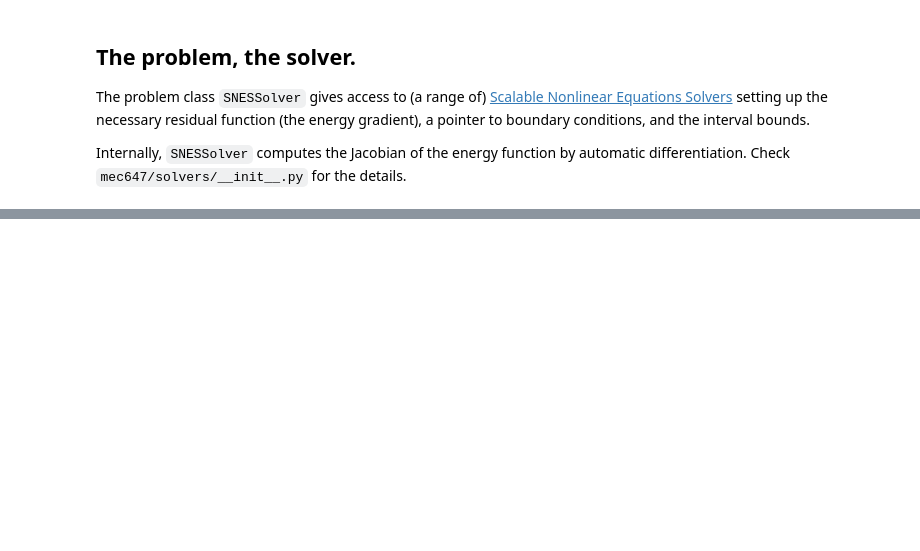
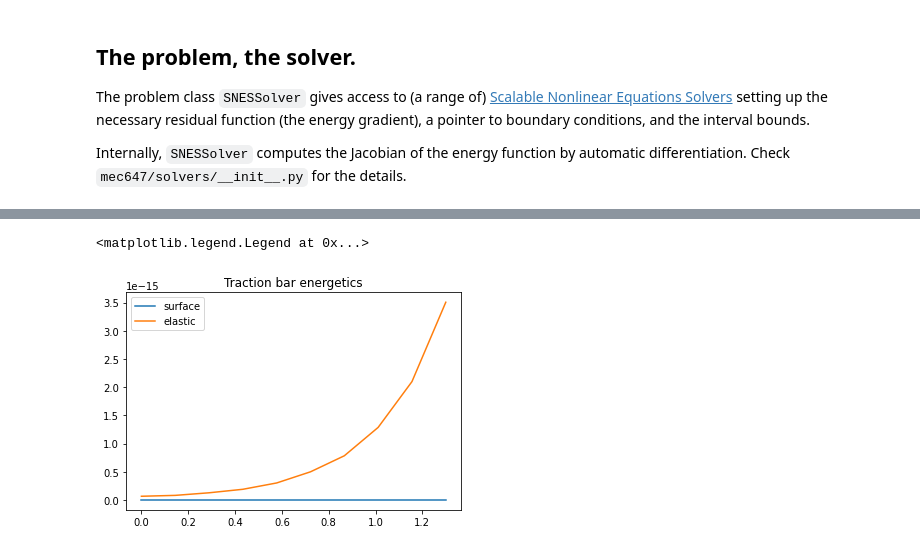
Before and after one commit to kumiori/irrevolutions, a Jupyter notebook: mec647_TP_Notes.ipynb, the cells around one changed output, grey strips where cells are left out. Drawn from its saved outputs; the diff is of its cells as text; code cells hidden in the pictures; blank space fills up the shorter version.

```diff
--- a/mec647_TP_Notes.ipynb
+++ b/mec647_TP_Notes.ipynb
@@ -634,0 +827,36 @@ Displacement
+# %%
+solve_it.elasticity
+#Loop for evolution
+Loads = np.linspace(parameters.get("loading").get("min"),
+                    parameters.get("loading").get("max"),
+                    parameters.get("loading").get("steps"))
+
+data = {
+    'elastic': [],
+    'surface': [],
+    'total': [],
+    'load': []
+}
+for (i_t,t) in enumerate(Loads):
+  #update bondary conditions
+  #verify how to update Newman BC
+  #u_.interpolate(lambda x: (t * np.ones_like(x[0]), np.zeros_like(x[1])))
+  force.interpolate(lambda x: (np.zeros_like(x[0]), loading_force*t*np.ones_like(x[1])))
+  #update lower bound for damage
+  alpha.vector.copy(alpha_lb.vector)
+  #solve for current load step
+  solve_it.solve()
+  #postprocessing
+  #global
+  surface_energy = assemble_scalar(dolfinx.fem.form(model.damage_dissipation_density(state)*dx))
+  elastic_energy = assemble_scalar(dolfinx.fem.form(model.elastic_energy_density(state)*dx))
+
+  data.get('elastic').append(elastic_energy)
+  data.get('surface').append(surface_energy)
+  data.get('total').append(surface_energy+elastic_energy)
+  data.get('load').append(t)
+
+  print(f'Solved timestep {i_t}, load {t}')
+  print(f'Elastic energy {elastic_energy:.3g}, Surface energy {surface_energy:.3g}')
+
+  #saving
@@ -634,0 +881,12 @@ Displacement
+# %%
+plt.plot(data.get('load'), data.get('surface'), label='surface')
+plt.plot(data.get('load'), data.get('elastic'), label='elastic')
+#plt.plot(data.get('load'), [1./2. * t**2*L for t in data.get('load')], label='anal elast', ls=':', c='k')
+
+plt.title('Traction bar energetics')
+plt.legend()
+#plt.yticks([0, 1/20], [0, '$1/2.\sigma_c^2/E_0$'])
+#plt.xticks([0, 1], [0, 1])
+# %% [output]
+<matplotlib.legend.Legend at 0x...>
+[figure, added]
```
Also changed, not shown: parts of 36 cells of this notebook.
